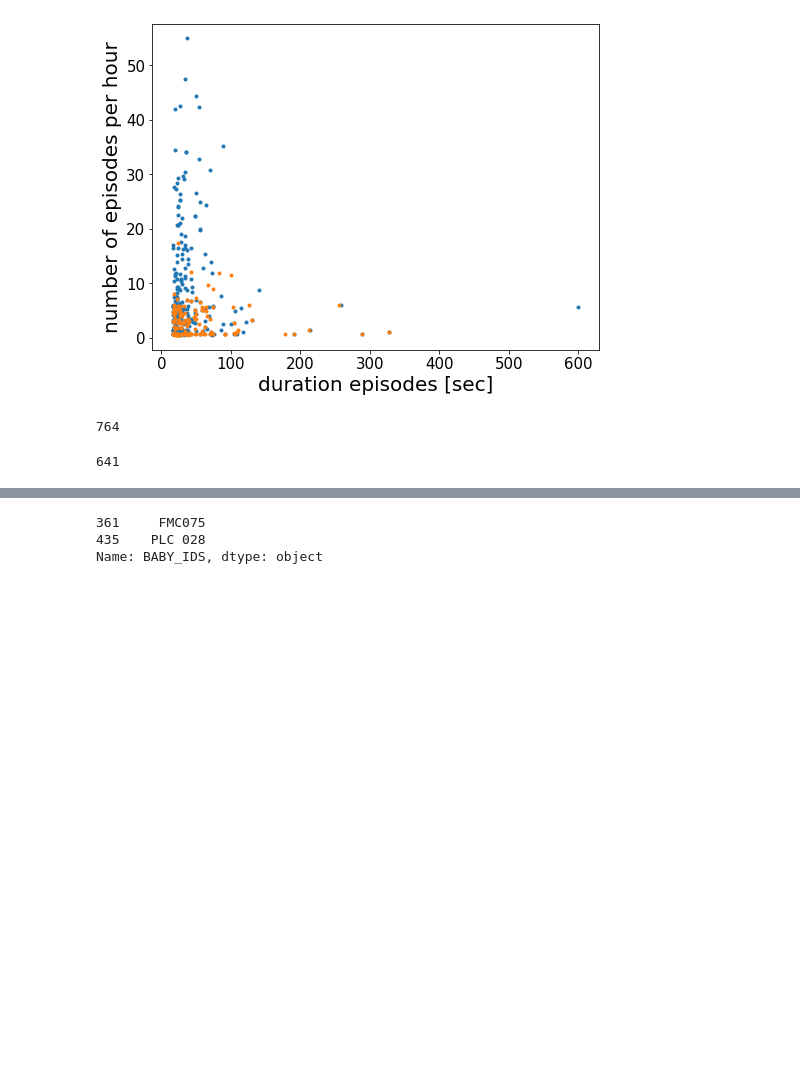
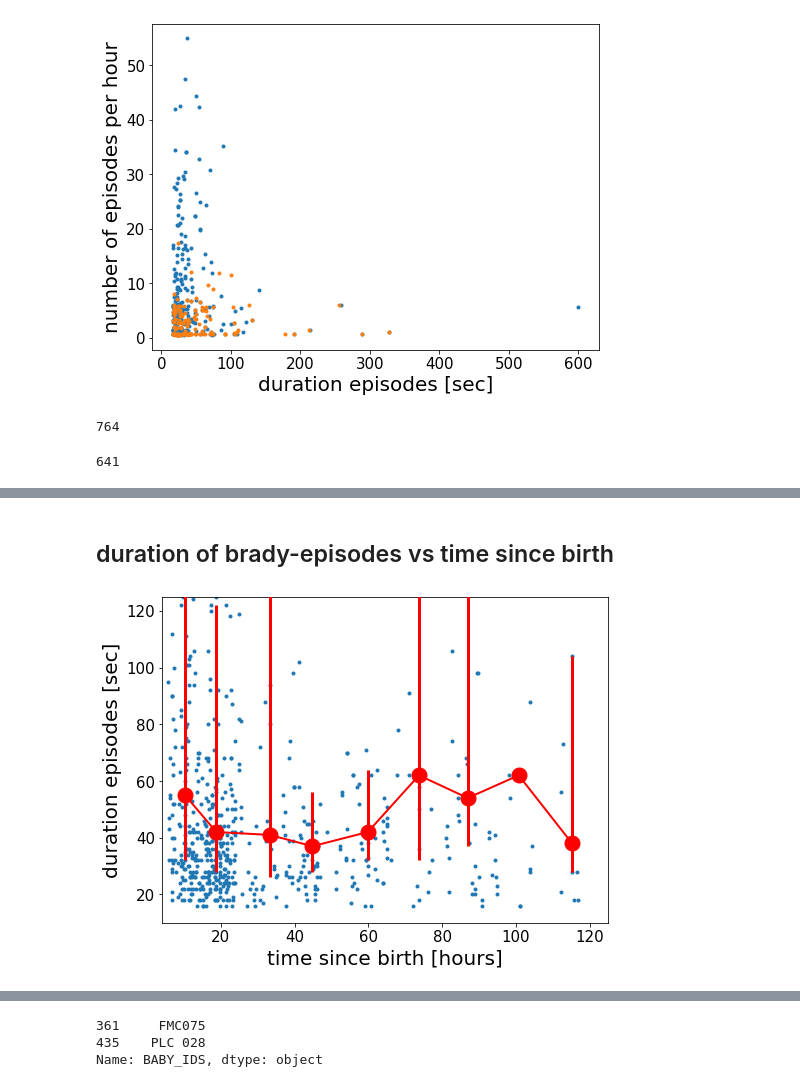
Before and after one commit to shisteve/NHS, a Jupyter notebook: 015_filling_bradycardia_table.ipynb, the cells around one changed output, grey strips where cells are left out. Cells and saved outputs as stored; diff of their text form; code cells hidden in the pictures; blank space fills up the shorter version.

```diff
--- a/015_filling_bradycardia_table.ipynb
+++ b/015_filling_bradycardia_table.ipynb
@@ -461,0 +474,23 @@ plt.show()
+# %% [markdown]
+## duration of brady-episodes vs time since birth
+# %%
+plt.figure(figsize=(8,6))
+
+v1 = T['DELTA_SEC_MEASURE']/60./60.
+v2 = T['BRADY_DURATION_MEDIAN_PR']
+
+xx,yy,ey1,ey2 = median_in_bins_err(v1,v2,0,120,9)
+plt.errorbar(xx,yy,yerr=[ey1,ey2],fmt=".",markersize=30,elinewidth=3,color='red',zorder=11)
+plt.plot(xx,yy,color="red",lw=2,zorder=12)
+
+
+plt.plot(v1,v2,".")
+plt.ylim(10,125)
+plt.xlim(4,125)
+plt.xlabel('time since birth [hours]')
+#plt.ylabel('number of episodes per hour')
+plt.ylabel('duration episodes [sec]')
+
+plt.show()
+# %% [output]
+[figure, added]
```
Also changed, not shown: parts of 15 cells of this notebook.
